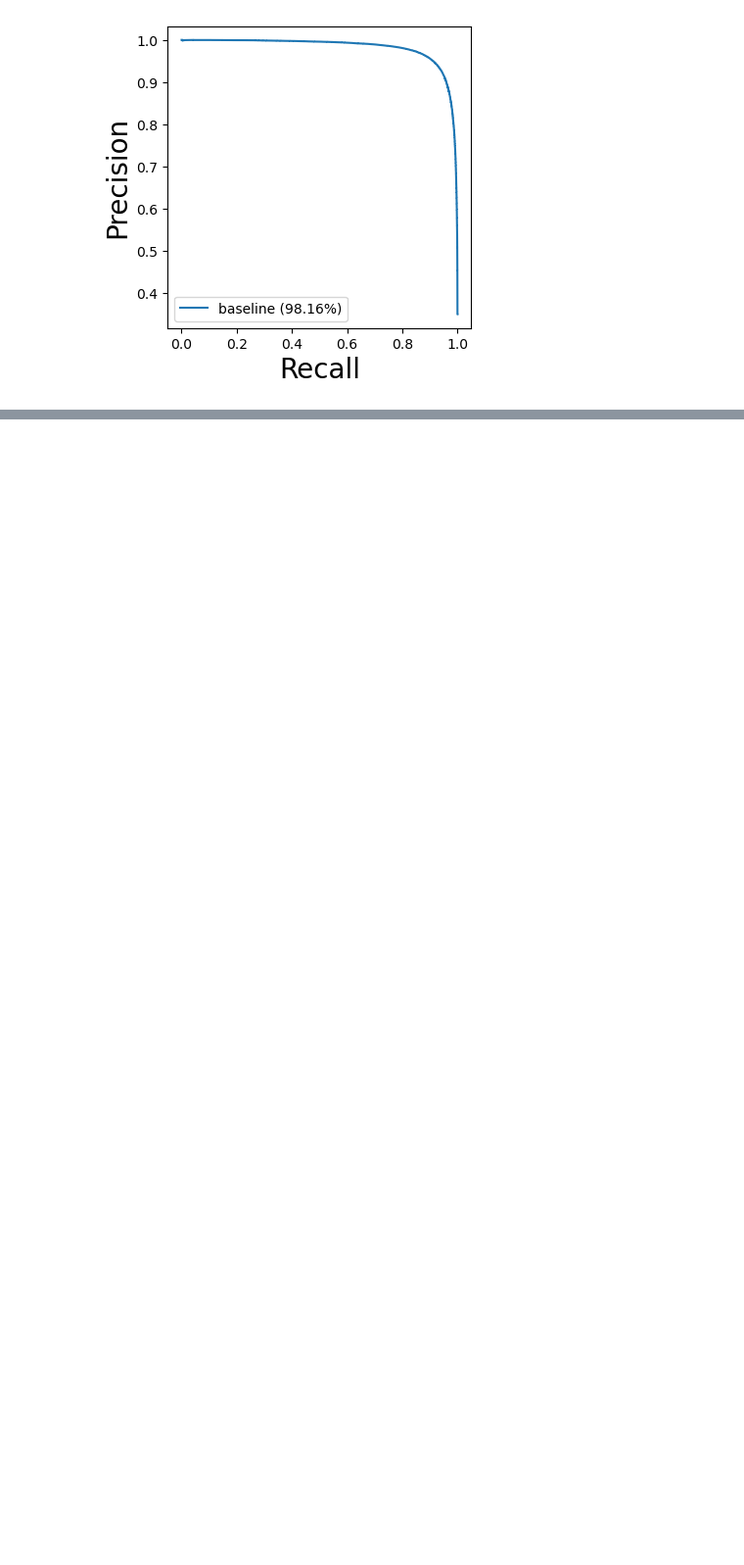
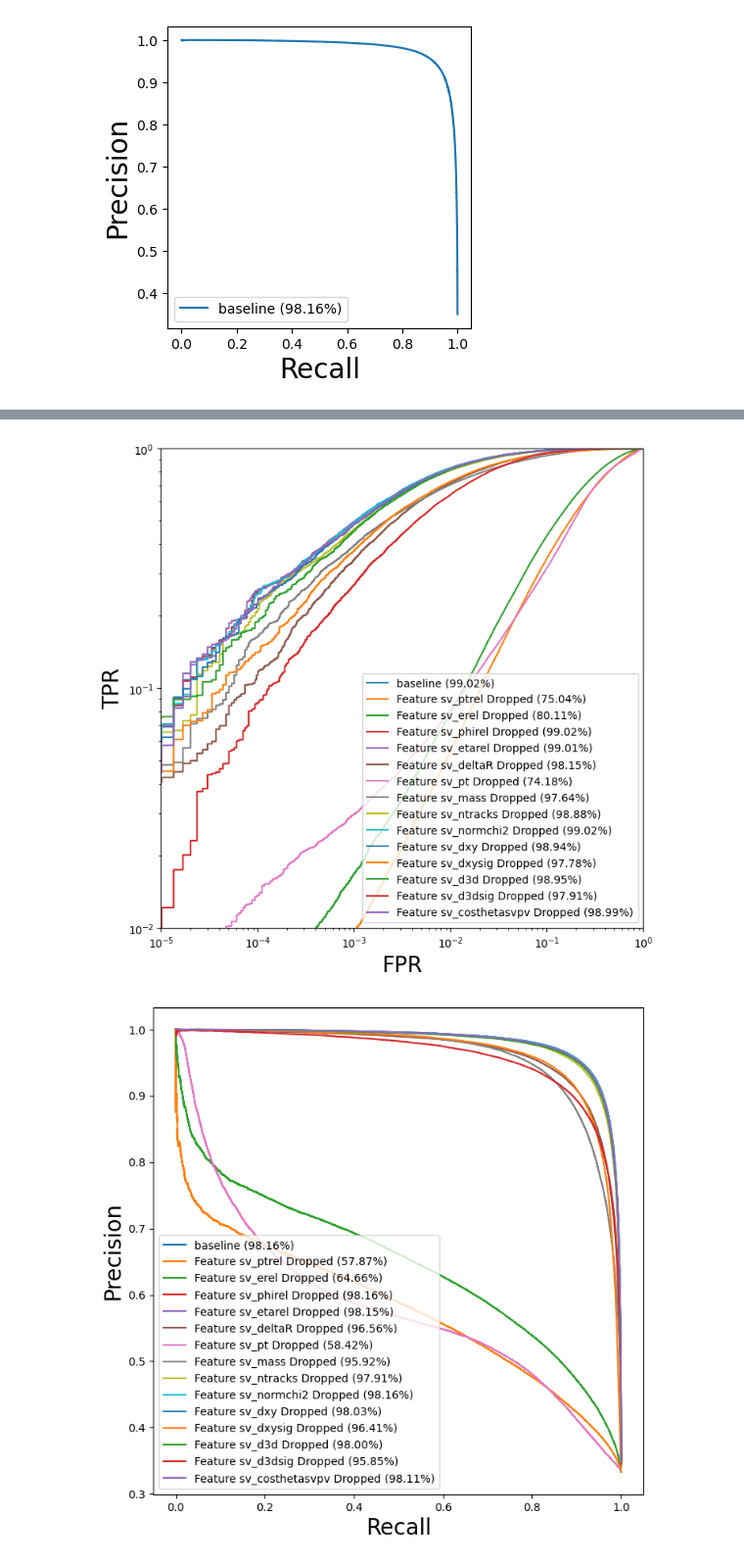
Before and after one commit to yorkiva/IN, a Jupyter notebook: 01_Baseline_Model_Inspection.ipynb, the cells around one changed output, grey strips where cells are left out. Shown at 98% size. Drawn from its saved outputs; the diff is of its cells as text; code cells hidden in the pictures; blank space fills up the shorter version.

```diff
--- a/01_Baseline_Model_Inspection.ipynb
+++ b/01_Baseline_Model_Inspection.ipynb
@@ -426,25 +424,23 @@ fidelity_chart(fidelity_vals = fidelity_pfeatures[1:],
 # %%
-'''
-Test-3b: Dropping vertex features one-by-one
-
-This test will determine the impact of dropping individual vertex features
-'''
 preds = [pred_0[:,1]]
 targets = [target_0[:,1]]
 tags = ['baseline']
 
 for ii in range(Nsv):
     drop_features = [ii]
     _p, _t = eval(drop_svfeatures = drop_features)
     preds.append(_p[:,1])
     targets.append(_t[:,1])
     tags.append("Feature {} Dropped".format(params_sv[ii]))
 
 
 MC = ModelComparison(preds, targets, tags)
 drop_svfeatures_roc_auc = MC.plot_roc(fname = "plots_xAI/roc_dropverts.png")
 drop_svfeatures_prc_auc = MC.plot_prc(fname = "plots_xAI/roc_dropverts.png")
 fidelity_svfeatures = MC.get_fidelity(preds[0])
+# %% [output]
+[figure, added]
+[figure, added]
 # %%
 drop_svfeatures_roc_delauc = (drop_svfeatures_roc_auc[0] - np.array(drop_svfeatures_roc_auc))[1:]*100
 drop_svfeatures_prc_delauc = (drop_svfeatures_prc_auc[0] - np.array(drop_svfeatures_prc_auc))[1:]*100
```
Also changed, not shown: parts of 23 cells of this notebook.
